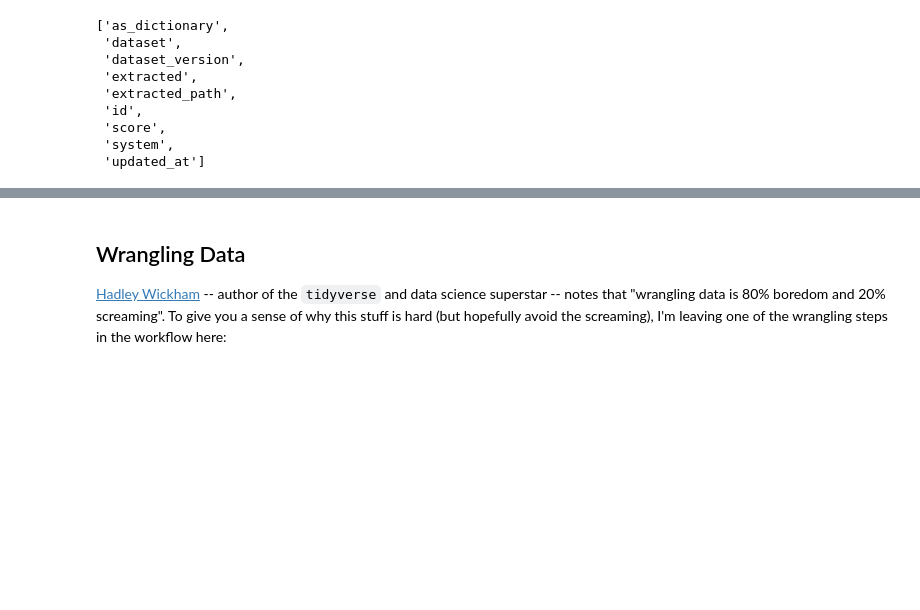
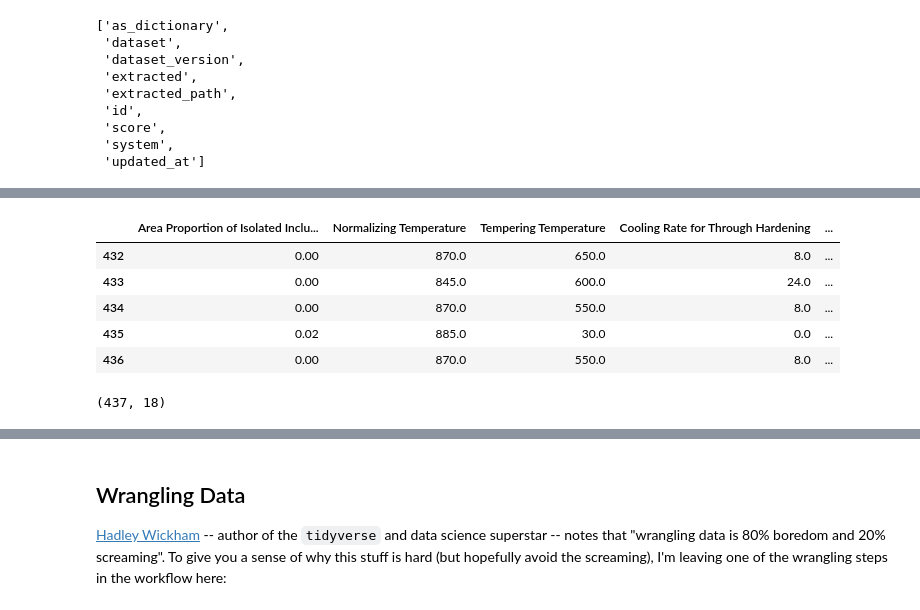
Before and after one commit to zdelrosario/ga-tech-workshop, a Jupyter notebook: files/exercises/02_master.ipynb, the cells around one changed output, grey strips where cells are left out. Drawn from its saved outputs; the diff is of its cells as text; code cells hidden in the pictures; blank space fills up the shorter version.

```diff
--- a/files/exercises/02_master.ipynb
+++ b/files/exercises/02_master.ipynb
@@ -129,0 +153,19 @@ df_data.head(5)
+# %%
+## Task: Show last five observations of df_data
+# solution-begin
+df_data.tail(5)
+# solution-end
+# %% [output]
+|  | Area Proportion of Isolated Inclu... | Normalizing Temperature | Tempering Temperature | Cooling Rate for Through Hardening | ... |
+| 432 | 0.00 | 870.0 | 650.0 | 8.0 | ... |
+| 433 | 0.00 | 845.0 | 600.0 | 24.0 | ... |
+| 434 | 0.00 | 870.0 | 550.0 | 8.0 | ... |
+| 435 | 0.02 | 885.0 | 30.0 | 0.0 | ... |
+| 436 | 0.00 | 870.0 | 550.0 | 8.0 | ... |
+# %%
+## Task: Determine the number of rows and columns in df_data
+# solution-begin
+df_data.shape # rows, columns
+# solution-end
+# %% [output]
+(437, 18)
```
Also changed, not shown: parts of 29 cells of this notebook, 3 other files.
